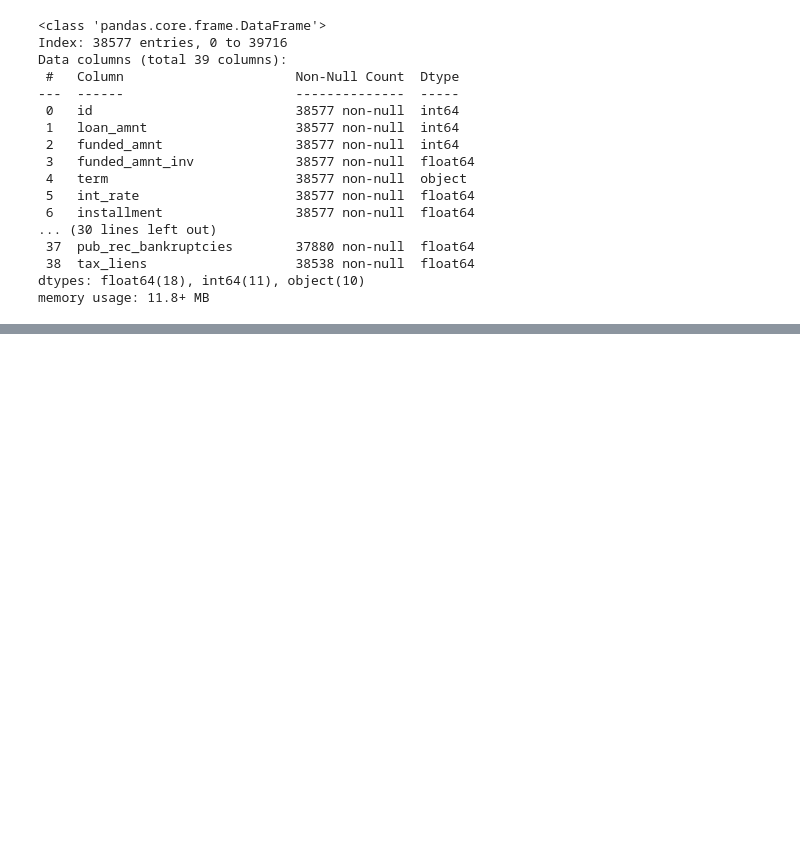
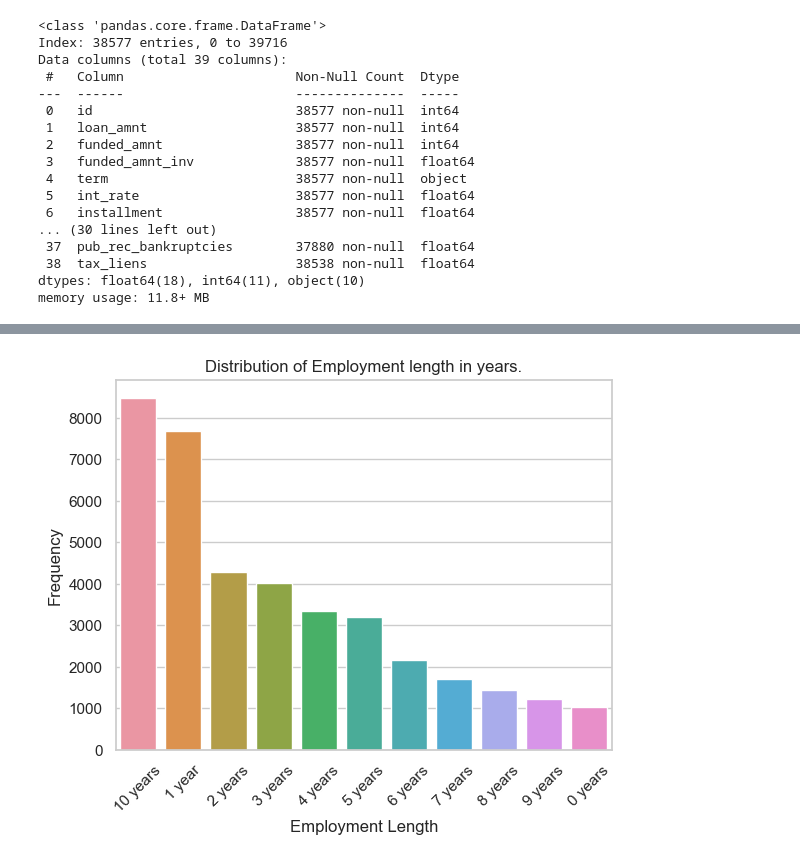
Before and after one commit to sowmilydutta/Lending_Club_Case_Study, a Jupyter notebook: Sowmily_Dutta_Case_study.ipynb, the cells around one changed output, grey strips where cells are left out. Drawn from its saved outputs; the diff is of its cells as text; code cells hidden in the pictures; blank space fills up the shorter version.

```diff
--- a/Sowmily_Dutta_Case_study.ipynb
+++ b/Sowmily_Dutta_Case_study.ipynb
@@ -151,0 +204,12 @@ memory usage: 11.8+ MB
+# %%
+# Plot the distribution of Employment length in years
+current_labels = df_cleaned['emp_length'].value_counts().index
+sns.countplot(data=df_cleaned, x='emp_length', order=current_labels)
+plt.title('Distribution of Employment length in years.')
+plt.xlabel('Employment Length')
+plt.ylabel('Frequency')
+formatted_labels = [f'{label} year' if label == 1 else f'{label} years' for label in current_labels]
+plt.xticks(ticks=range(len(current_labels)), labels=formatted_labels, rotation=45)
+plt.show()
+# %% [output]
+[figure, added]
```
Also changed, not shown: parts of 10 cells of this notebook.
